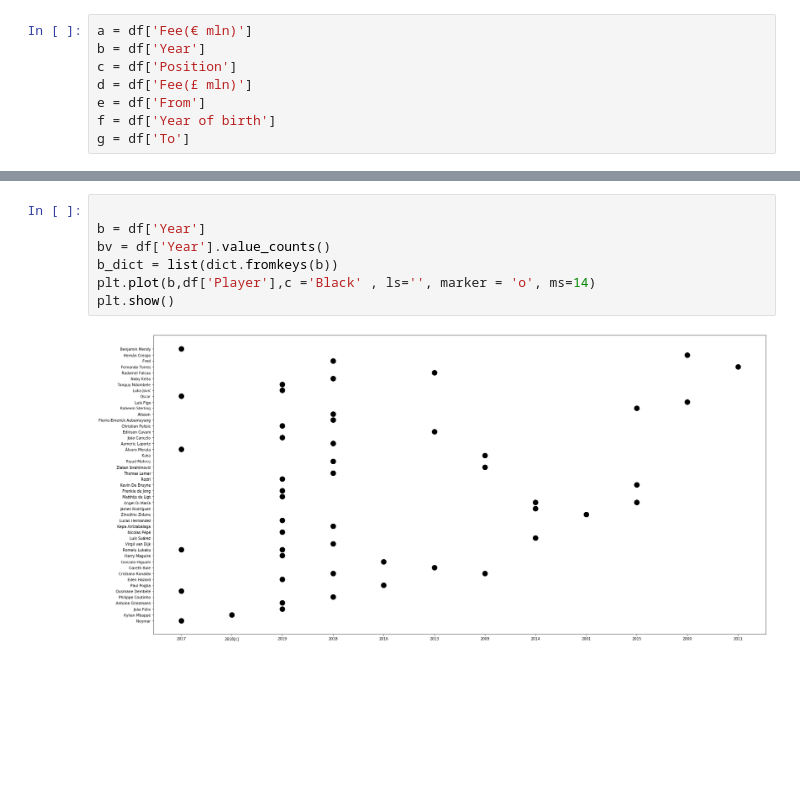
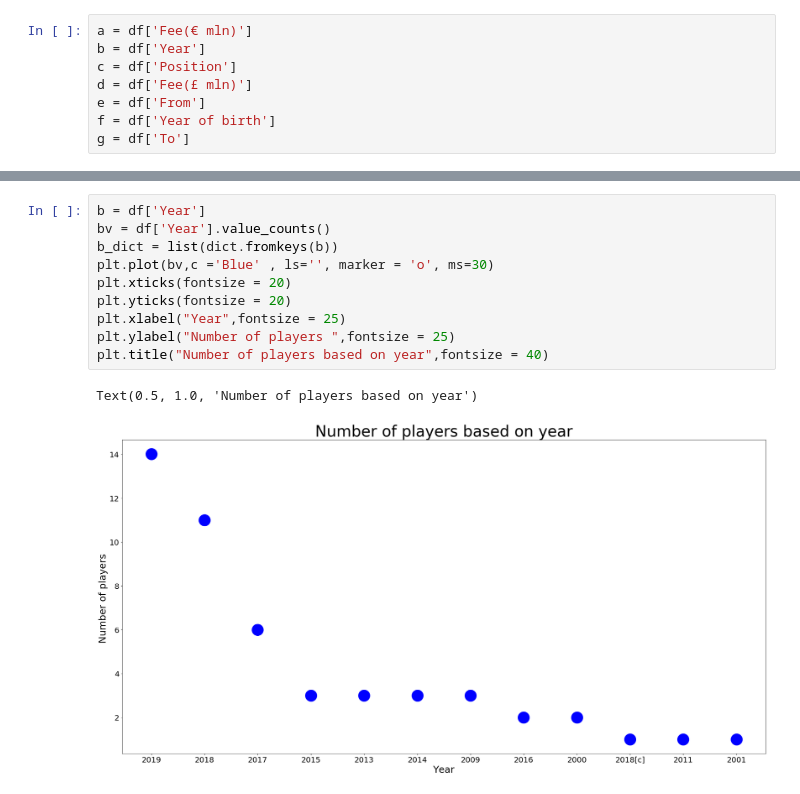
Before and after one commit to Thesavagecoder7784/Statistical-Data-Analysis-With-Pandas, a Jupyter notebook: Most Expensive Transfers.ipynb, the cells around one changed output, grey strips where cells are left out. Drawn from its saved outputs; the diff is of its cells as text; blank space fills up the shorter version.

```diff
--- a/Most Expensive Transfers.ipynb
+++ b/Most Expensive Transfers.ipynb
@@ -41,12 +58,16 @@ plt.show()
 # %%
-
 b = df['Year']
 bv = df['Year'].value_counts()
 b_dict = list(dict.fromkeys(b))
-plt.plot(b,df['Player'],c ='Black' , ls='', marker = 'o', ms=14)
-plt.show()
+plt.plot(bv,c ='Blue' , ls='', marker = 'o', ms=30)
+plt.xticks(fontsize = 20)
+plt.yticks(fontsize = 20)
+plt.xlabel("Year",fontsize = 25)
+plt.ylabel("Number of players ",fontsize = 25)
+plt.title("Number of players based on year",fontsize = 40)
 # %% [output]
+Text(0.5, 1.0, 'Number of players based on year')
-[figure, old version]
+[figure, new version]
 # %%
 #Player and Position
 c = df['Position']
```
Also changed, not shown: parts of 10 cells of this notebook.
